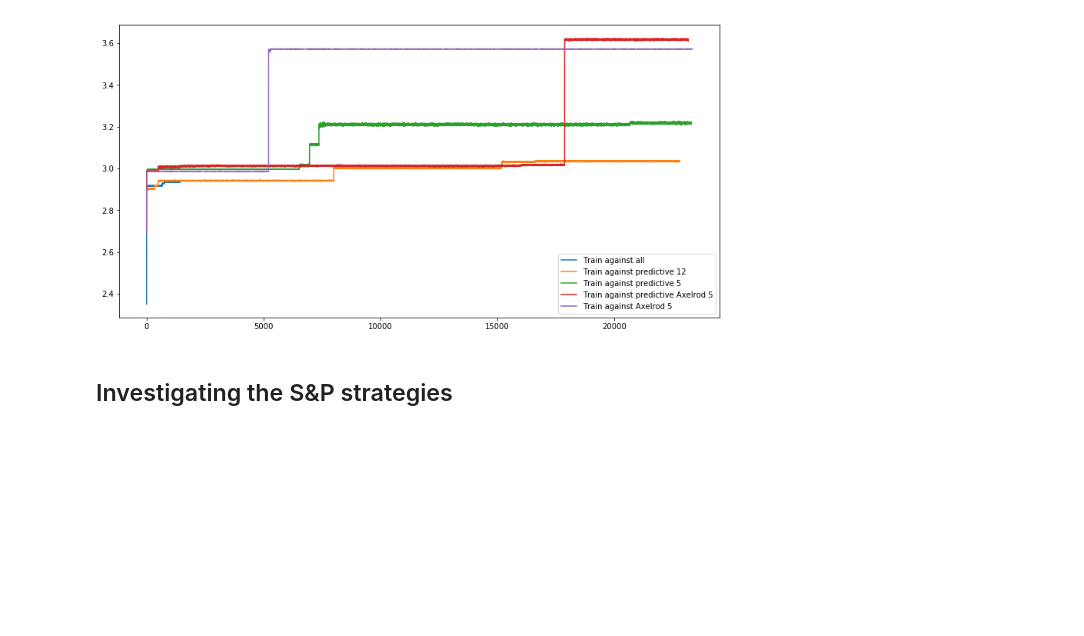
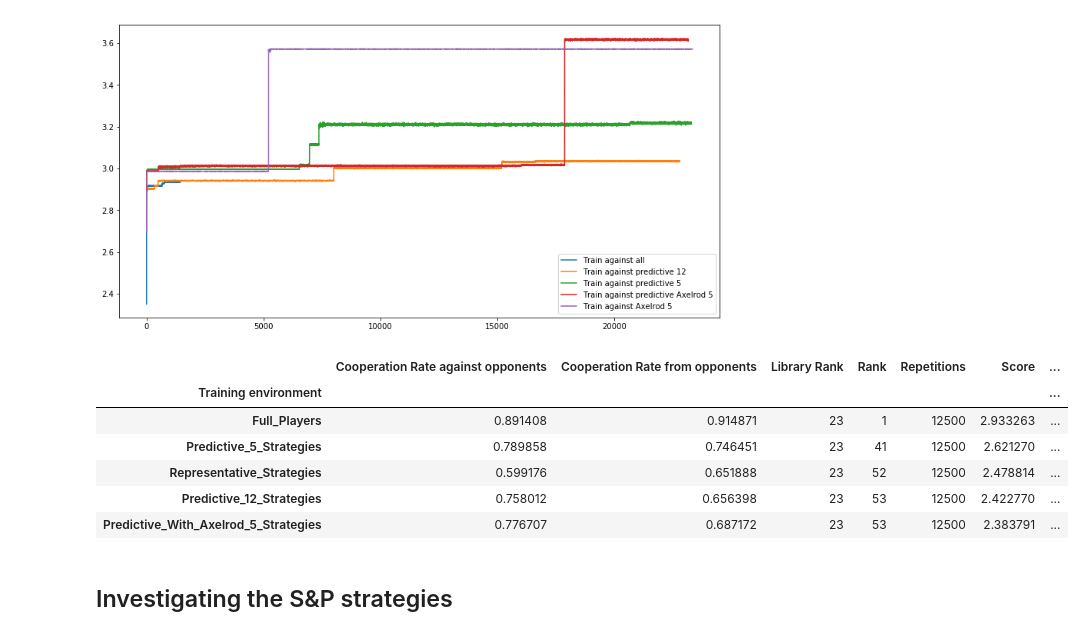
Before and after one commit to Axelrod-Python/revisiting-axelrod-second, a Jupyter notebook: src/main.ipynb, the cells around one changed output. Saved outputs shown, nothing was run; the diff lists cells and outputs as text; code cells hidden in the pictures; blank space fills up the shorter version.

```diff
--- a/src/main.ipynb
+++ b/src/main.ipynb
@@ -635,3 +644,5 @@ plt.savefig("../assets/training_data_max_score.pdf")
 # TODO Improve this plot for potential for B&W
 # %% [output]
 [figure]
+# %%
+original_tournament_trained_strategies = pathlib.Path("./data/training_strategies/")
@@ -638,3 +696,17 @@ plt.savefig("../assets/training_data_max_score.pdf")
+# %%
+with open("../assets/original_tournament_with_trained_strategy.tex", "w") as f:
+    columns = ["Cooperation Rate against opponents", "Cooperation Rate from opponents",
+               "Library Rank", "Rank", "Score", "Winner"]
+    f.write(training_environments_df.head(20)[columns].round(3).to_latex().replace("\_", " "))
+training_environments_df
+# %% [output]
+|  | Cooperation Rate against opponents | Cooperation Rate from opponents | Library Rank | Rank | Repetitions | Score | ... |
+| Training environment |  |  |  |  |  |  | ... |
+| Full_Players | 0.891408 | 0.914871 | 23 | 1 | 12500 | 2.933263 | ... |
+| Predictive_5_Strategies | 0.789858 | 0.746451 | 23 | 41 | 12500 | 2.621270 | ... |
+| Representative_Strategies | 0.599176 | 0.651888 | 23 | 52 | 12500 | 2.478814 | ... |
+| Predictive_12_Strategies | 0.758012 | 0.656398 | 23 | 53 | 12500 | 2.422770 | ... |
+| Predictive_With_Axelrod_5_Strategies | 0.776707 | 0.687172 | 23 | 53 | 12500 | 2.383791 | ... |
 # %% [markdown]
 ## Investigating the S&P strategies
 # %%
```
Also changed, not shown: parts of 7 cells of this notebook, 25 other files.
